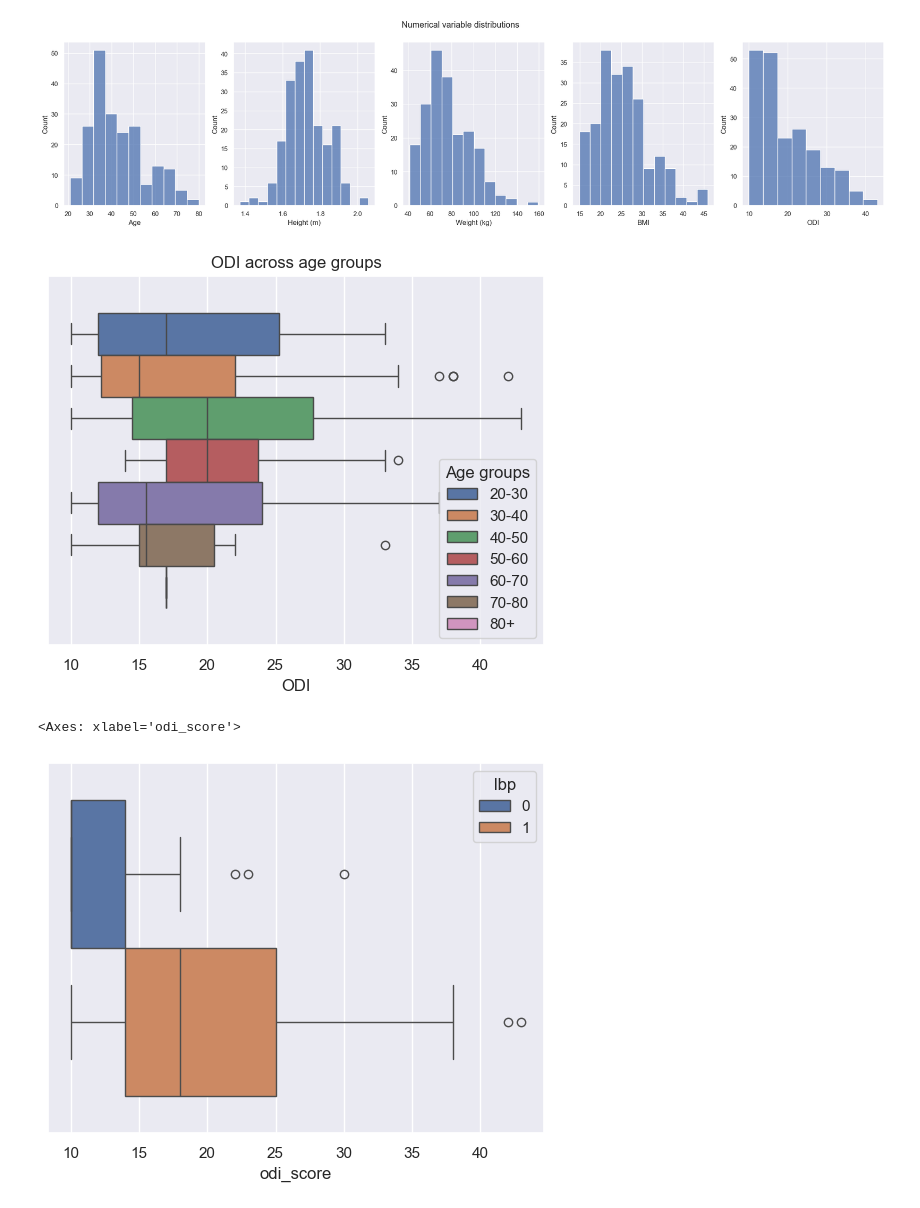
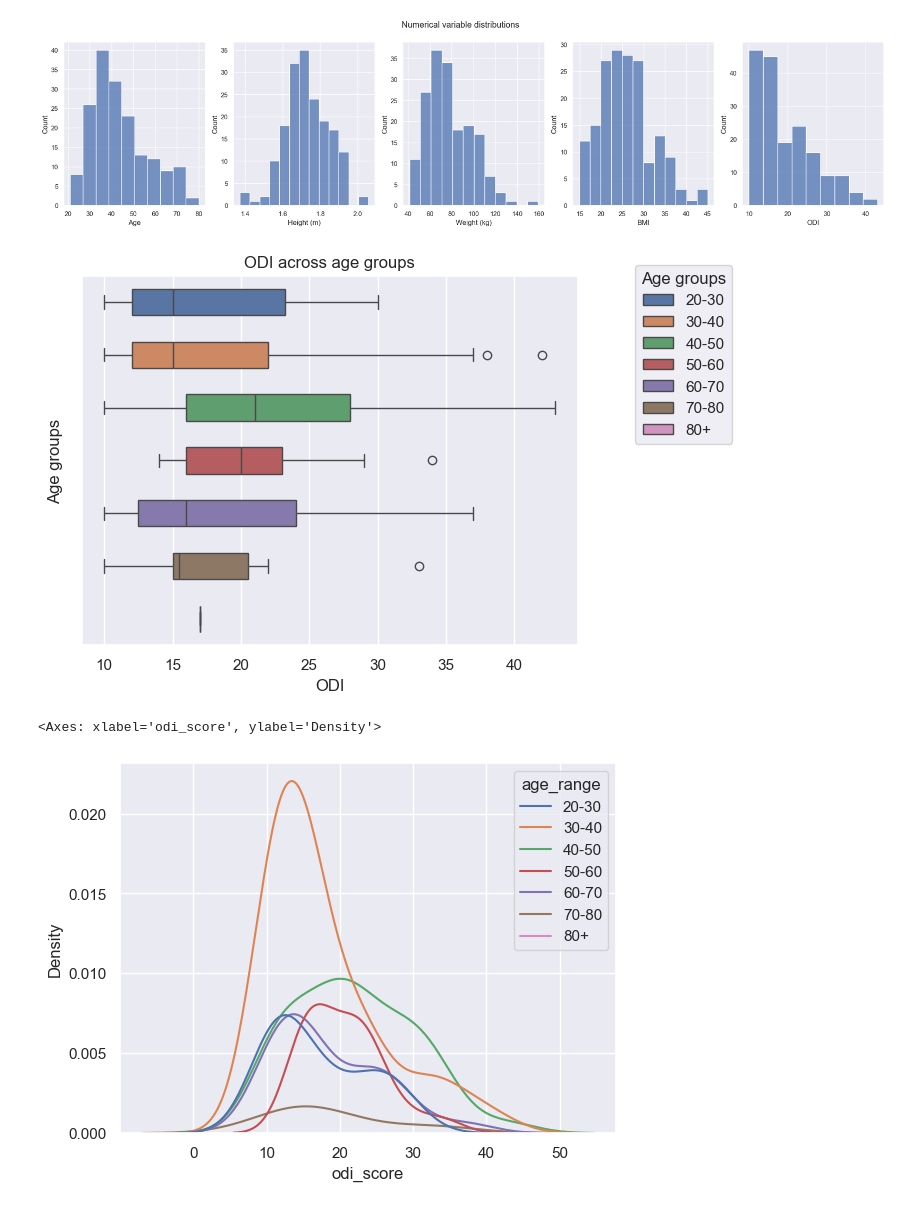
Before and after one commit to evanyfyip/vm-spinal-risk, a Jupyter notebook: vm-spinal-risk/notebooks/normative_odi_eda.ipynb, the cells around one changed output. Drawn from its saved outputs; the diff is of its cells as text; code cells hidden in the pictures.

Commit message:
uploading edits for preliminary results

```diff
--- a/vm-spinal-risk/notebooks/normative_odi_eda.ipynb
+++ b/vm-spinal-risk/notebooks/normative_odi_eda.ipynb
@@ -37,4 +17,4 @@ os.chdir("/Users/evan/Documents/School/MSDS/msds-capstone/vm-spinal-risk/vm-spin
 from utilities import data_processing as dp_utils
 from utilities import eda_tools as eda_utils
 # %%
-odi_df = pd.read_csv('./data/NormativeODI_DATA_2024-01-04_1611.csv')
+odi_df = pd.read_csv('./data/normative_odi_processed.csv')
@@ -221,28 +20,0 @@ odi_df = odi_df.rename(columns={"how_physically_demanding_i": "occupation_demand
-# %%
-# Clean up the zipcode
-odi_df['zip_code'] = odi_df['zip_code'].astype(str).apply(lambda code: code[:-2])
-# %%
-# Clean up the zipcode
-odi_df['zip_code'] = odi_df['zip_code'].astype(str).apply(lambda code: code[:-2])
-
-# Extracting the state from the zipcodes
-headers = {
-  "apikey": "952f36a0-b0e6-11ee-bf04-7fb35e5ffc15"}
-
-pause_duration = 0.5
-all_results = []
-for code in odi_df['zip_code']:
-  params = (
-    ("codes",f"{code}"),
-    ("country", "US")
-  );
-
-  response = requests.get('https://app.zipcodebase.com/api/v1/search', headers=headers, params=params).json()
-  if not isinstance(response['results'], list):
-    all_results.append(response['results'][code])
-  else:
-    print(f"Failed to extract zipcode for {code}")
-
-
-  # Throttling the api
-  time.sleep(0.01)
@@ -263,0 +45,3 @@ locations_df = locations_df.drop_duplicates().reset_index().drop(columns='index'
+# %%
+odi_df = dp_utils.filter_df_by_attention_check(odi_df, 20, 26, 4, remove=False)
+odi_quality_df = odi_df[odi_df['pass_att_check'] == True]
@@ -329,10 +94,10 @@ mytable
 # %%
 fig, axes = plt.subplots(nrows=1, ncols=5, figsize=(25, 5))
-sns.histplot(odi_df['age'], ax=axes[0])
-sns.histplot(odi_df['height_m'], ax=axes[1])
-sns.histplot(odi_df['weight_kg'], ax=axes[2])
-sns.histplot(odi_df['bmi'], ax=axes[3])
-sns.histplot(odi_df['odi_score'], ax=axes[4])
+sns.histplot(odi_quality_df['age'], ax=axes[0])
+sns.histplot(odi_quality_df['height_m'], ax=axes[1])
+sns.histplot(odi_quality_df['weight_kg'], ax=axes[2])
+sns.histplot(odi_quality_df['bmi'], ax=axes[3])
+sns.histplot(odi_quality_df['odi_score'], ax=axes[4])
 plt.suptitle("Numerical variable distributions")
 axes[0].set_xlabel("Age")
 axes[1].set_xlabel("Height (m)")
@@ -341,17 +106,18 @@ axes[3].set_xlabel("BMI")
 axes[4].set_xlabel("ODI")
 plt.show()
 # %% [output]
-[figure, old version]
+[figure, new version]
 # %%
-sns.boxplot(odi_df.sort_values('age_range'), x='odi_score', hue='age_range')
+sns.boxplot(odi_quality_df.sort_values('age_range'), x='odi_score', hue='age_range', width=1, gap=0.5)
 plt.title("ODI across age groups")
-plt.legend(title="Age groups")
+plt.legend(title="Age groups", bbox_to_anchor=(1.1, 1.05))
+plt.ylabel("Age groups")
 plt.xlabel("ODI")
 plt.show()
 # %% [output]
-[figure, old version]
+[figure, new version]
 # %%
-sns.boxplot(odi_df.sort_values('age_range'), x='odi_score', hue='lbp')
+sns.kdeplot(data=odi_quality_df.sort_values('age_range'), x='odi_score', hue='age_range')
 # %% [output]
-<Axes: xlabel='odi_score'>
+<Axes: xlabel='odi_score', ylabel='Density'>
-[figure, old version]
+[figure, new version]
```
Also changed, not shown: parts of 21 cells of this notebook, 1 other file.
